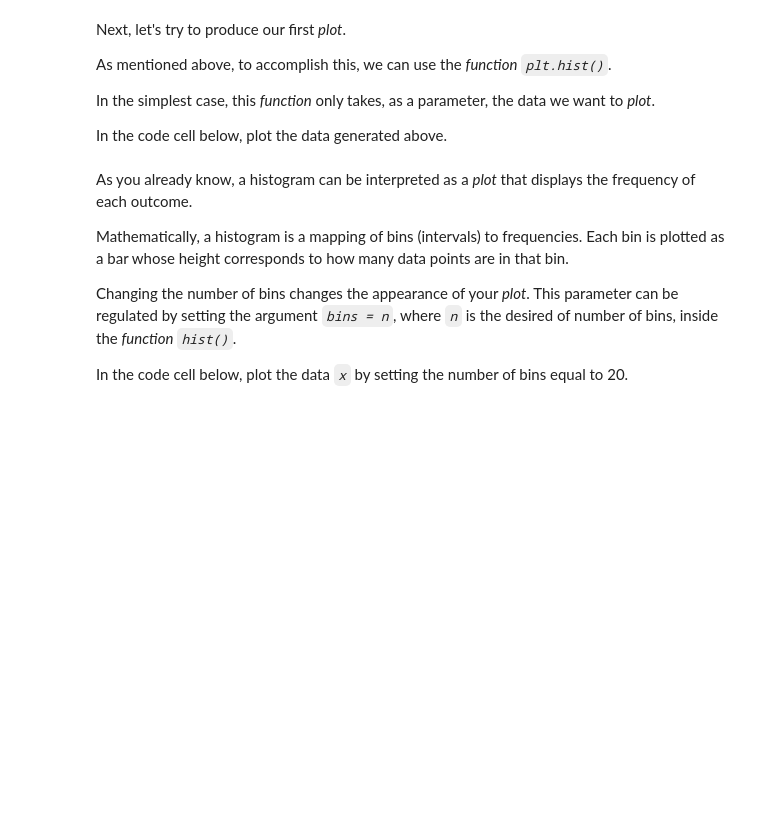
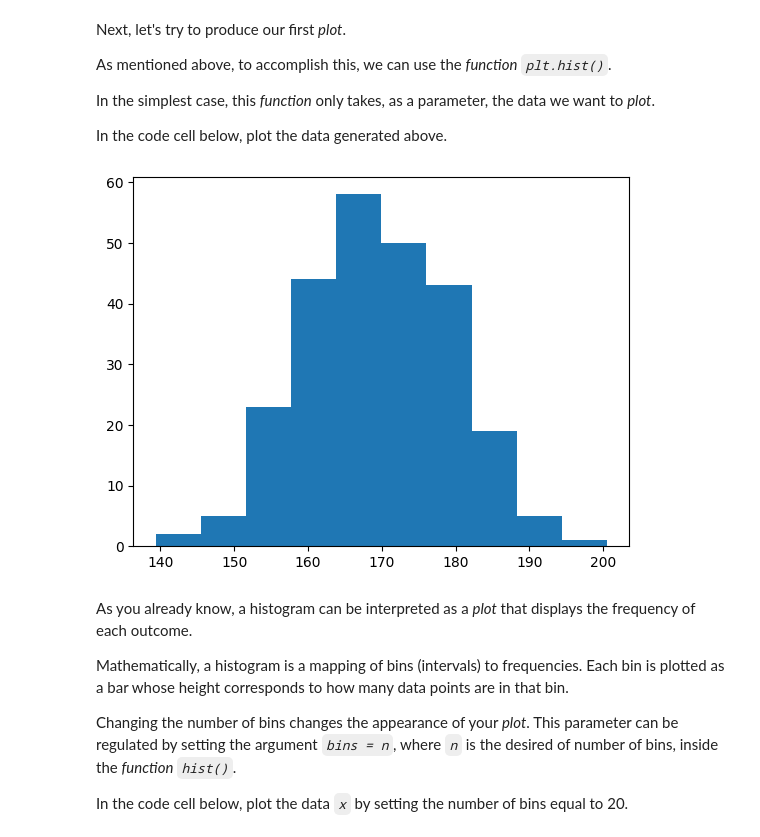
Before and after one commit to andrewcbuensalida/numpy-mit, a Jupyter notebook: histograms.ipynb, the cells around one changed output. Drawn from its saved outputs; the diff is of its cells as text; code cells hidden in the pictures; blank space fills up the shorter version.

Commit message:
histograms, plotting

```diff
--- a/histograms.ipynb
+++ b/histograms.ipynb
@@ -22,4 +22,5 @@ For this example, let's suppose we have available to us the weight mearsurements
 
 In the code cell below, fill in the ellipsis to generate the data described above.
 # %%
-x = np.random.normal(..., ..., ...)
+x = np.random.normal(170, 10, 250)
+x
@@ -34,9 +53,11 @@ In the simplest case, this *function* only takes, as a parameter, the data we wa
 
 In the code cell below, plot the data generated above.
 # %%
-plt.hist(...)
+plt.hist(x)
 
 plt.show()
+# %% [output]
+[figure, added]
 # %% [markdown]
 As you already know, a histogram can be interpreted as a *plot* that displays the frequency of each outcome.
 
```
Also changed, not shown: parts of 10 cells of this notebook, 8 other files.
